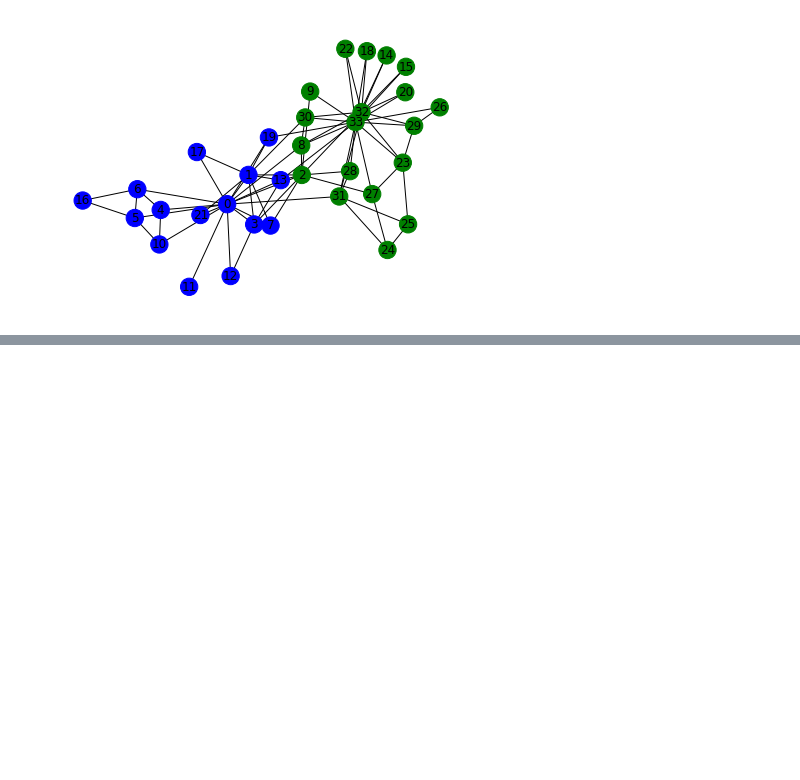
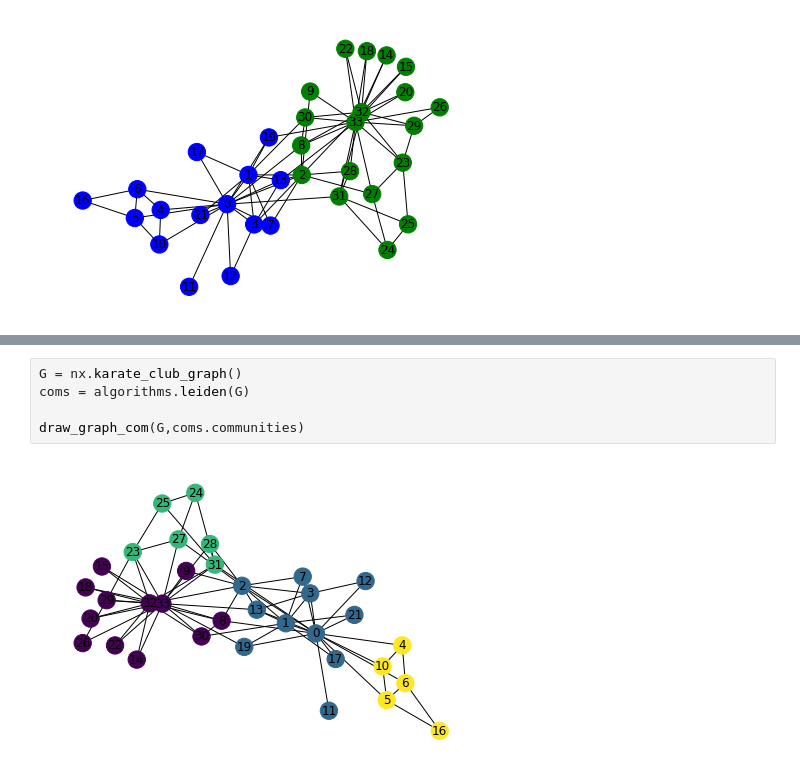
Before and after one commit to sajjadGG/Community-Detection-Task, a Jupyter notebook: Explore.ipynb, the cells around one changed output, grey strips where cells are left out. Drawn from its saved outputs; the diff is of its cells as text; blank space fills up the shorter version.

```diff
--- a/Explore.ipynb
+++ b/Explore.ipynb
@@ -40,0 +57,7 @@ draw_graph_com(G,coms.communities)
+# %%
+G = nx.karate_club_graph()
+coms = algorithms.leiden(G)
+
+draw_graph_com(G,coms.communities)
+# %% [output]
+[figure, added]
```
Also changed, not shown: parts of 23 cells of this notebook, 1 other file.
